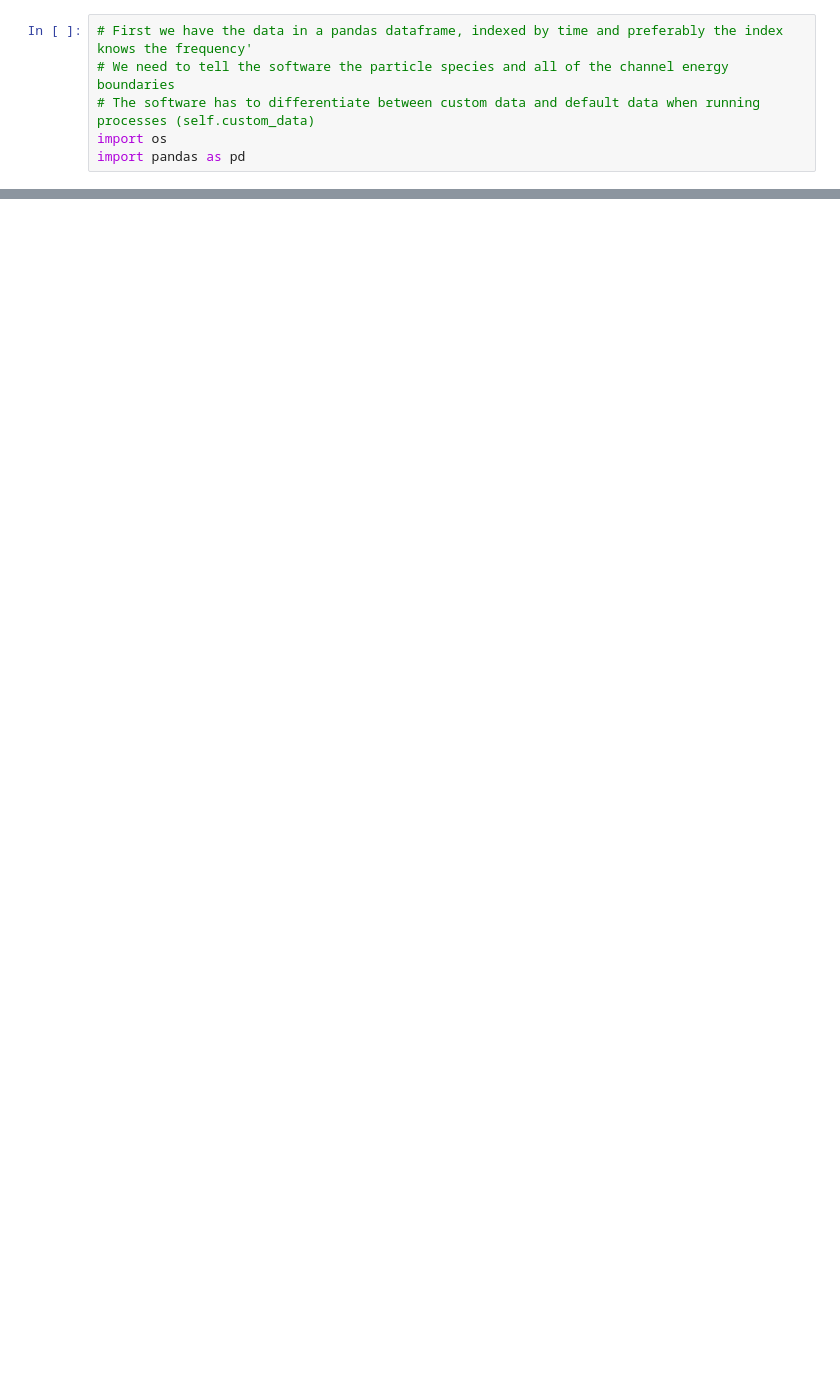
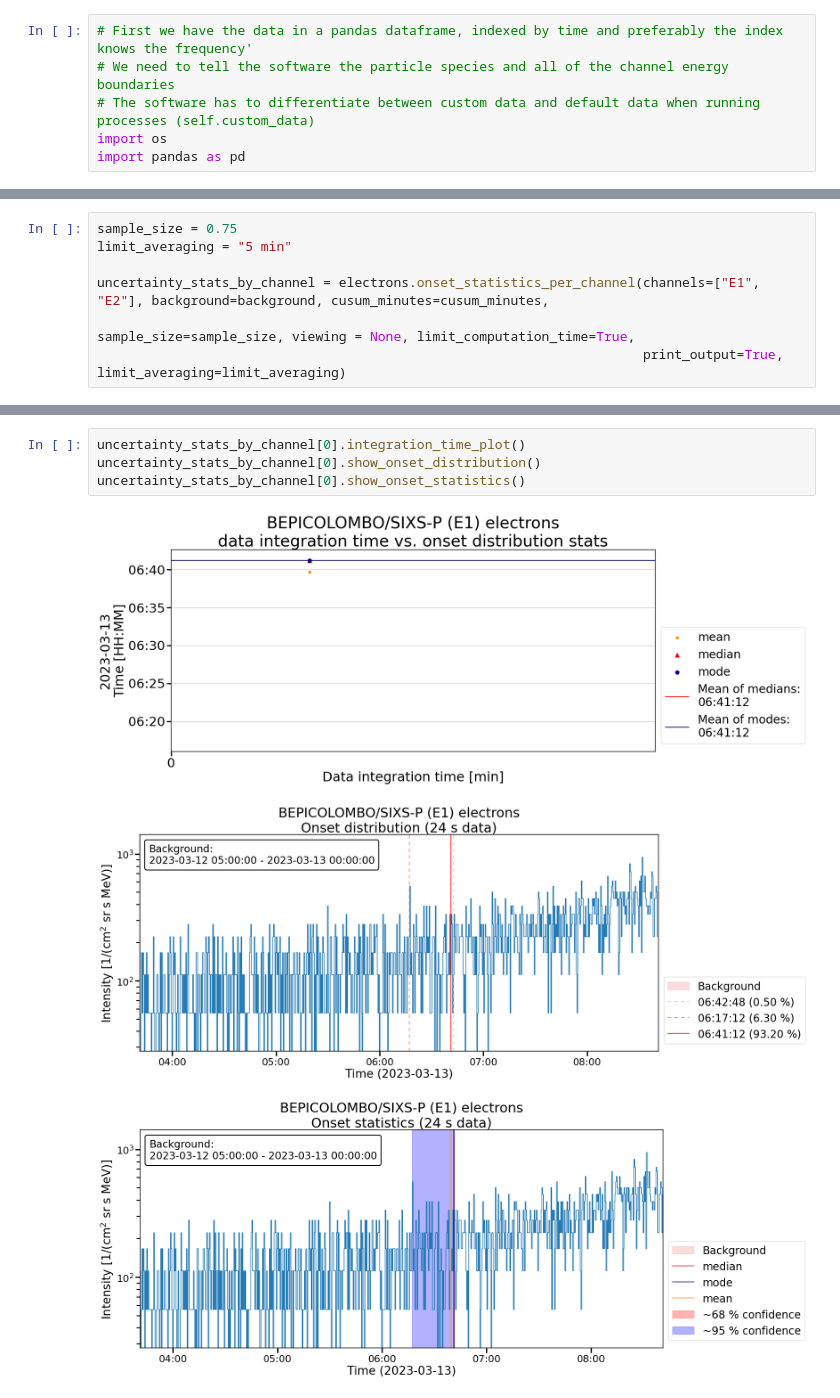
Before and after one commit to Christian-Palmroos/PyOnset, a Jupyter notebook: custom_data_testing.ipynb, the cells around one changed output, grey strips where cells are left out. Cells and saved outputs as stored; diff of their text form; blank space fills up the shorter version.

```diff
--- a/custom_data_testing.ipynb
+++ b/custom_data_testing.ipynb
@@ -41,0 +63,7 @@ display(df)
+# %%
+sample_size = 0.75
+limit_averaging = "5 min"
+
+uncertainty_stats_by_channel = electrons.onset_statistics_per_channel(channels=["E1", "E2"], background=background, cusum_minutes=cusum_minutes,
+                                                                      sample_size=sample_size, viewing = None, limit_computation_time=True,
+                                                                      print_output=True, limit_averaging=limit_averaging)
@@ -41,0 +77,8 @@ display(df)
+# %%
+uncertainty_stats_by_channel[0].integration_time_plot()
+uncertainty_stats_by_channel[0].show_onset_distribution()
+uncertainty_stats_by_channel[0].show_onset_statistics()
+# %% [output]
+[figure, added]
+[figure, added]
+[figure, added]
```
Also changed, not shown: parts of 7 cells of this notebook, 1 other file.
